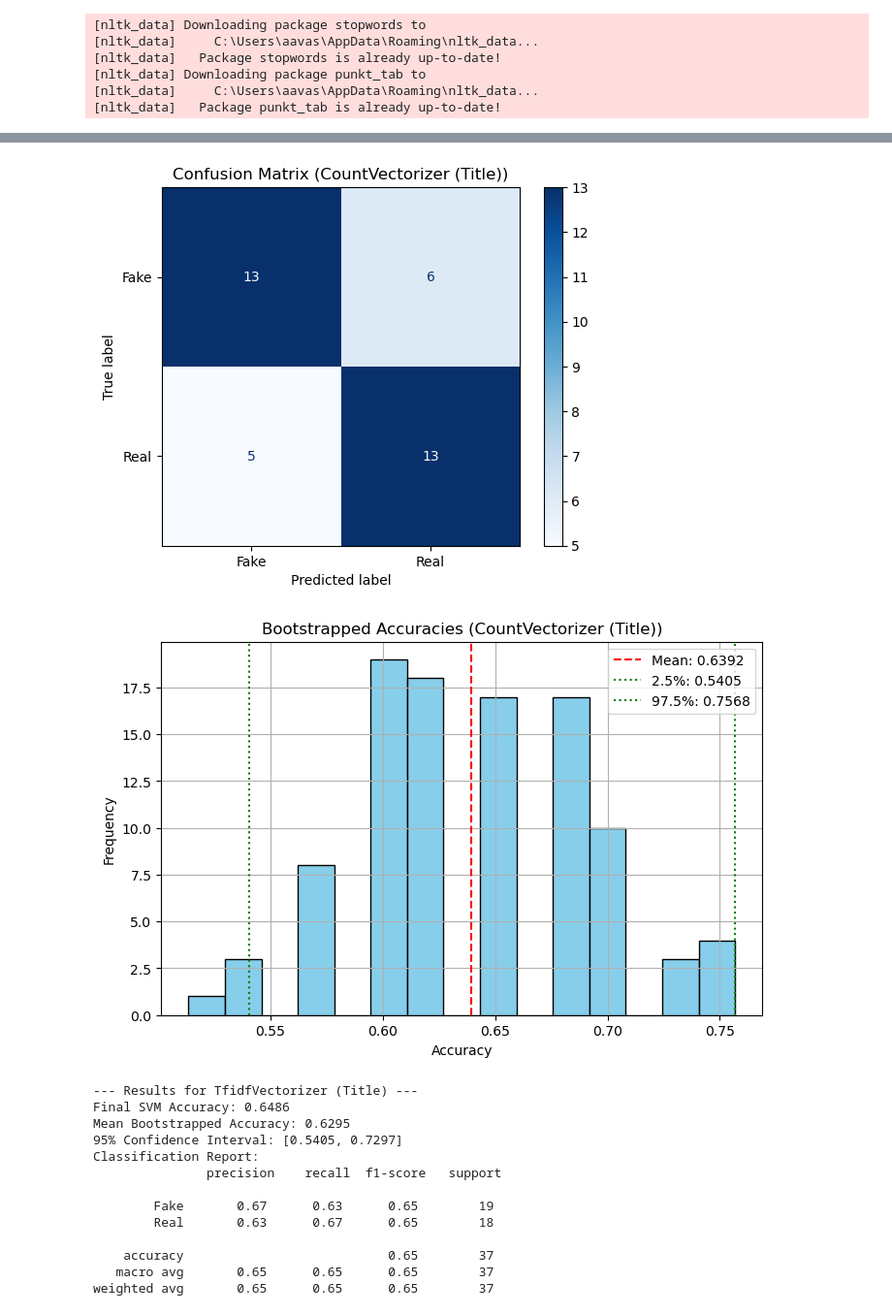
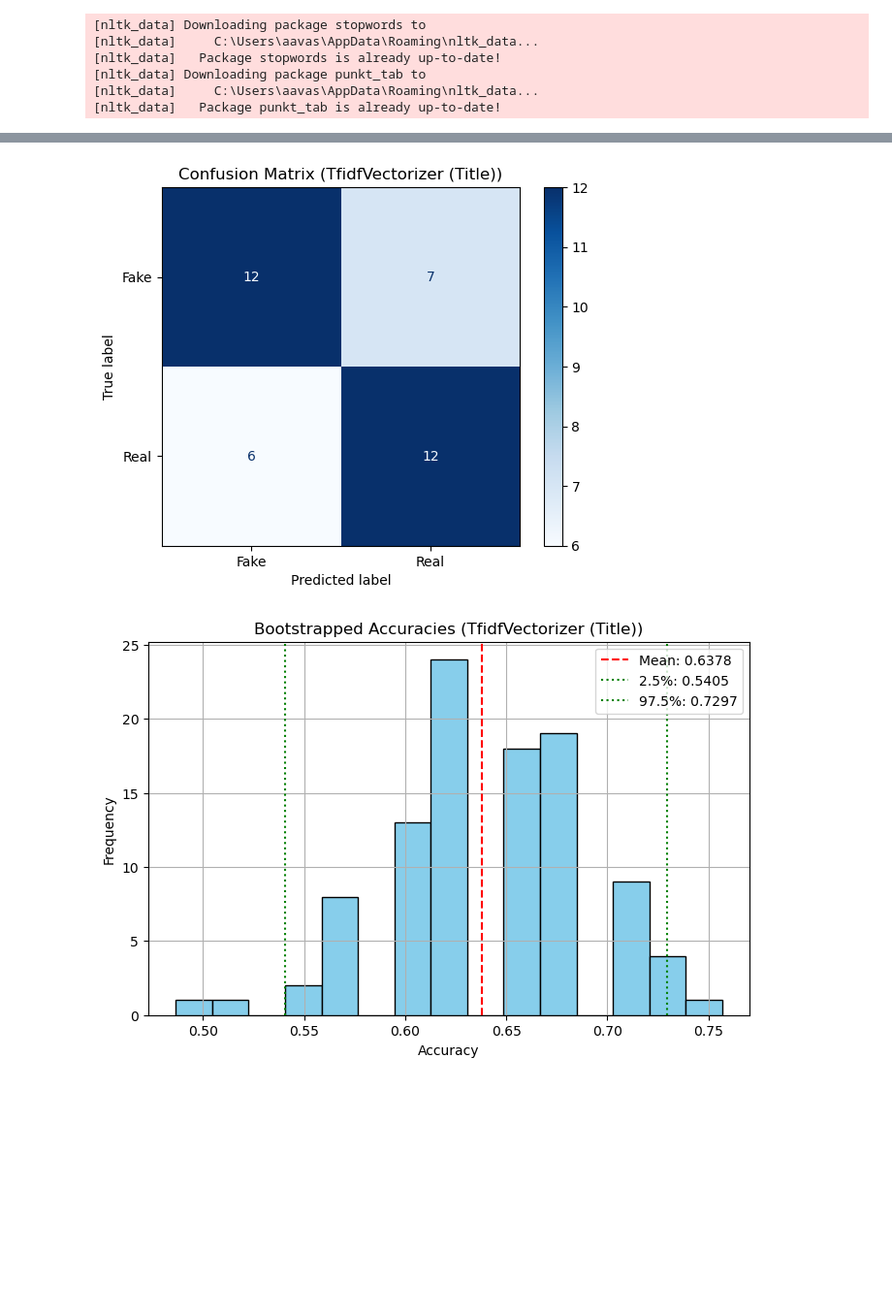
Before and after one commit to Panthi2001/Natural_Language, a Jupyter notebook: svm_model.ipynb, the cells around one changed output, grey strips where cells are left out. Shown at 97% size. Cells and saved outputs as stored; diff of their text form; code cells hidden in the pictures; blank space fills up the shorter version.

Commit message:
added svm model w/o cv

```diff
--- a/svm_model.ipynb
+++ b/svm_model.ipynb
@@ -51,16 +49,6 @@ def train_and_evaluate(vectorizer, name, feature_column):
     Trains an SVM model using the specified vectorizer with bootstrapping,
     evaluates performance, and returns the trained vectorizer, model, and
     bootstrapped accuracies.
-
-    Parameters:
-    - vectorizer: sklearn vectorizer (CountVectorizer or TfidfVectorizer)
-    - name: name of the vectorizer (for display purposes)
-    - feature_column: the column to vectorize ('title_clean' or 'text_clean')
-
-    Returns:
-    - vectorizer: the fitted vectorizer
-    - final_model: the trained SVM model
-    - bootstrap_accuracies: list of bootstrapped accuracy values
     """
     # Convert text data to numerical feature matrix
     X = vectorizer.fit_transform(df[feature_column])
@@ -70,55 +58,50 @@ def train_and_evaluate(vectorizer, name, feature_column):
         X, y, test_size=0.2, random_state=42, stratify=y
     )
 
-    # Initialize list to store accuracies from bootstrapping
+    # Bootstrapping: simulate training multiple times with resampling
     bootstrap_accuracies = []
-
-    # Bootstrapping: simulate training multiple times with resampling
     for _ in range(100):
         indices = np.random.choice(range(X_train.shape[0]), size=X_train.shape[0], replace=True)
         X_bootstrap = X_train[indices]
         y_bootstrap = np.array(y_train)[indices]
 
-        # Train SVM model
         model = SVC(kernel='linear', probability=True)
         model.fit(X_bootstrap, y_bootstrap)
 
-        # Predict on test set and evaluate
         y_pred = model.predict(X_test)
         acc = accuracy_score(y_test, y_pred)
         bootstrap_accuracies.append(acc)
 
-    # Train final model on the entire training set
+    # Final model training
     final_model = SVC(kernel='linear', probability=True)
     final_model.fit(X_train, y_train)
 
-    # Final evaluation
     y_pred_final = final_model.predict(X_test)
     final_accuracy = accuracy_score(y_test, y_pred_final)
     conf_matrix = confusion_matrix(y_test, y_pred_final, labels=['Fake', 'Real'])
     class_report = classification_report(y_test, y_pred_final, zero_division=0)
 
-    # Confidence interval from bootstrap
+    # Confidence interval
     bootstrap_mean = np.mean(bootstrap_accuracies)
     conf_int_95 = (
         np.percentile(bootstrap_accuracies, 2.5),
         np.percentile(bootstrap_accuracies, 97.5)
     )
 
-    # Display metrics and plots
+    # Display results
     print(f"\n--- Results for {name} ---")
     print(f"Final SVM Accuracy: {final_accuracy:.4f}")
     print(f"Mean Bootstrapped Accuracy: {bootstrap_mean:.4f}")
     print(f"95% Confidence Interval: [{conf_int_95[0]:.4f}, {conf_int_95[1]:.4f}]")
     print("Classification Report:\n", class_report)
 
-    # Plot confusion matrix
+    # Confusion matrix
     disp = ConfusionMatrixDisplay(confusion_matrix=conf_matrix, display_labels=['Fake', 'Real'])
     disp.plot(cmap=plt.cm.Blues)
     plt.title(f"Confusion Matrix ({name})")
     plt.show()
 
-    # Plot histogram of bootstrapped accuracies
+    # Histogram of accuracies
     plt.figure(figsize=(8, 5))
     plt.hist(bootstrap_accuracies, bins=15, color='skyblue', edgecolor='black')
     plt.axvline(bootstrap_mean, color='red', linestyle='dashed', label=f"Mean: {bootstrap_mean:.4f}")
@@ -131,13 +114,11 @@ def train_and_evaluate(vectorizer, name, feature_column):
     plt.grid(True)
     plt.show()
 
-    # Return the trained vectorizer, model, and bootstrapped accuracies
     return vectorizer, final_model, bootstrap_accuracies
 # %%
-# Title Analysis
-count_vectorizer_title = CountVectorizer()
-vectorizer_cv_title, model_cv_title, bootstrap_accuracies_cv_title = train_and_evaluate(count_vectorizer_title, 'CountVectorizer (Title)', 'title_clean')
-
+# Train and evaluate using TF-IDF on title
 tfidf_vectorizer_title = TfidfVectorizer()
-vectorizer_tfidf_title, model_tfidf_title, bootstrap_accuracies_tfidf_title = train_and_evaluate(tfidf_vectorizer_title, 'TfidfVectorizer (Title)', 'title_clean')
+vectorizer_tfidf_title, model_tfidf_title, bootstrap_accuracies_tfidf_title = train_and_evaluate(
+    tfidf_vectorizer_title, 'TfidfVectorizer (Title)', 'title_clean'
+)
 # %% [output]
@@ -157,15 +138,2 @@ weighted avg       0.70      0.70      0.70        37
-[figure, old version]
+[figure, new version]
-[figure, old version]
+[figure, new version]
---- Results for TfidfVectorizer (Title) ---
-Final SVM Accuracy: 0.6486
-Mean Bootstrapped Accuracy: 0.6295
-95% Confidence Interval: [0.5405, 0.7297]
-Classification Report:
-               precision    recall  f1-score   support
-
-        Fake       0.67      0.63      0.65        19
-        Real       0.63      0.67      0.65        18
-
-    accuracy                           0.65        37
-   macro avg       0.65      0.65      0.65        37
-weighted avg       0.65      0.65      0.65        37
```
Also changed, not shown: parts of 9 cells of this notebook.
